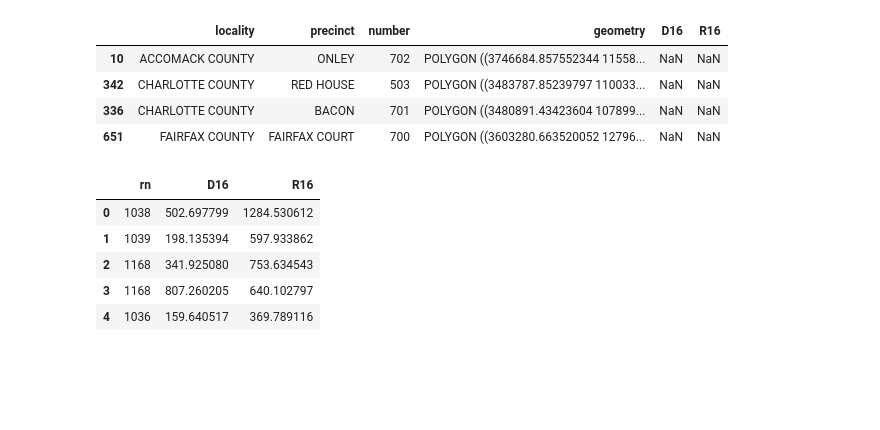
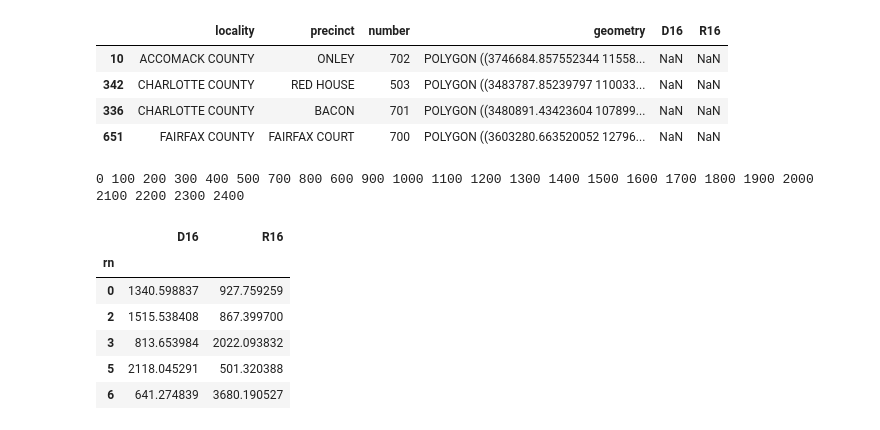
Before and after one commit to JamesSaxon/dist_analysis, a Jupyter notebook: va_mapping.ipynb, the cells around one changed output. Saved outputs shown, nothing was run; the diff lists cells and outputs as text; code cells hidden in the pictures; blank space fills up the shorter version.

```diff
--- a/va_mapping.ipynb
+++ b/va_mapping.ipynb
@@ -70,6 +78,6 @@ special = gpd.GeoDataFrame(data = {"locality" : ["HENRICO COUNTY", "FAIRFAX COUN
                            geometry = [Point([-77.4295075, 37.5868458]), Point([-77.2328882, 38.9282495])],
                            crs = from_epsg(4269)).to_crs(epsg = epsg)
 # %%
-geo_16 = pd.concat([geo_16[geo_16.locality != "ROANOKE CITY"], roanoke_geo, special])\
+geo_16 = pd.concat([geo_16[geo_16.locality != "ROANOKE CITY"], roanoke_city, special])\
            .sort_values(by = ["locality", "precinct", "number"]).reset_index()\
            [["locality", "precinct", "number", "geometry"]]
@@ -78,3 +84,4 @@ geo_16 = pd.concat([geo_16[geo_16.locality != "ROANOKE CITY"], roanoke_geo, spec
 # %%
-geo_16.plot(linewidth = 0).set_axis_off()
+geo_16["is_rc"] = geo_16.locality == "ROANOKE CITY"
+geo_16.plot(column = "is_rc", linewidth = 0)
 # %% [output]
@@ -183,6 +191,9 @@ geo_16.loc[geo_16.locality.str.contains("WILLIAM") & (geo_16.precinct == "GODWIN
 geo_16.loc[geo_16.locality.str.contains("LOUDOUN") & (geo_16.number == 317), "precinct"] = "MADISON'S TRUST"
 geo_16.loc[geo_16.locality.str.contains("LOUDOUN") & (geo_16.number == 317), "number"] = 318
 
+# Lee Hi.... remove the dash
+geo_16.loc[geo_16.locality.str.contains("ROANOKE CITY") & (geo_16.precinct == "LEE HI"), "precinct"] = "LEE-HI"
+
 va_votes = pd.merge(geo_16, votes_16, on = ["locality", "precinct", "number"], how = "outer")
 va_votes = va_votes.sort_values(by = ["locality", "number", "precinct"])
 # %%
@@ -235,16 +246,19 @@ def merge_tract_number(gdf, trdf):
 
     print()
 
-# merge_tract_number(va_votes, tr_map)
+merge_tract_number(va_votes, tr_map)
 va_votes.rn = va_votes.rn.astype(int)
-va_votes.set_index("rn", inplace = True)
+va_votes = va_votes.groupby("rn").sum()[["D16", "R16"]].sort_index()
+# %% [output]
+0 100 200 300 400 500 700 800 600 900 1000 1100 1200 1300 1400 1500 1600 1700 1800 1900 2000 2100 2200 2300 2400
 # %%
-va_votes[["D16", "R16"]].to_csv("va_votes.csv")
-pd.read_csv("va_votes.csv").head()
+va_votes.to_csv("va_votes.csv")
+pd.read_csv("va_votes.csv", index_col = "rn").head()
 # %% [output]
-|  | rn | D16 | R16 |
-| 0 | 1038 | 502.697799 | 1284.530612 |
-| 1 | 1039 | 198.135394 | 597.933862 |
-| 2 | 1168 | 341.925080 | 753.634543 |
-| 3 | 1168 | 807.260205 | 640.102797 |
-| 4 | 1036 | 159.640517 | 369.789116 |
+|  | D16 | R16 |
+| rn |  |  |
+| 0 | 1340.598837 | 927.759259 |
+| 2 | 1515.538408 | 867.399700 |
+| 3 | 813.653984 | 2022.093832 |
+| 5 | 2118.045291 | 501.320388 |
+| 6 | 641.274839 | 3680.190527 |
```
Also changed, not shown: parts of 8 cells of this notebook, 4 other files.
